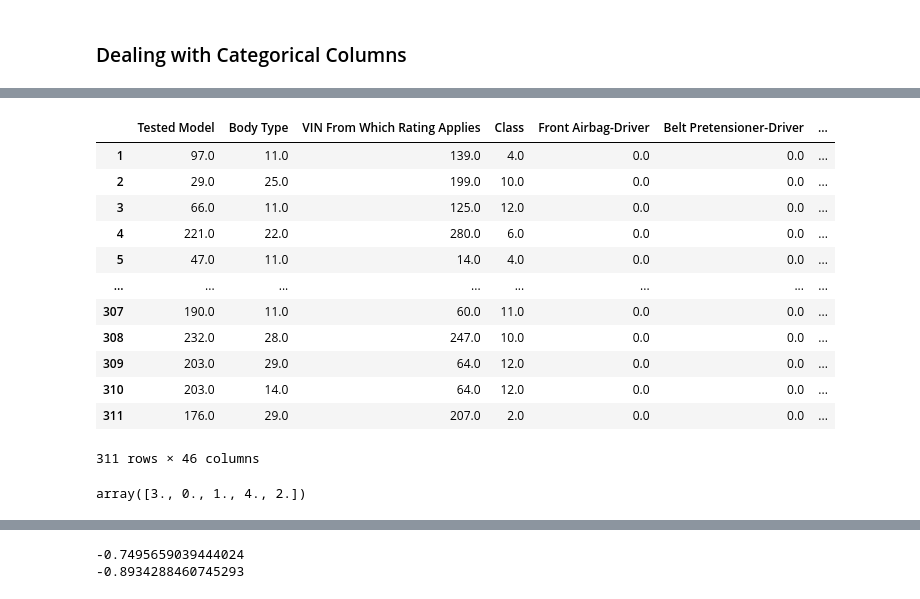
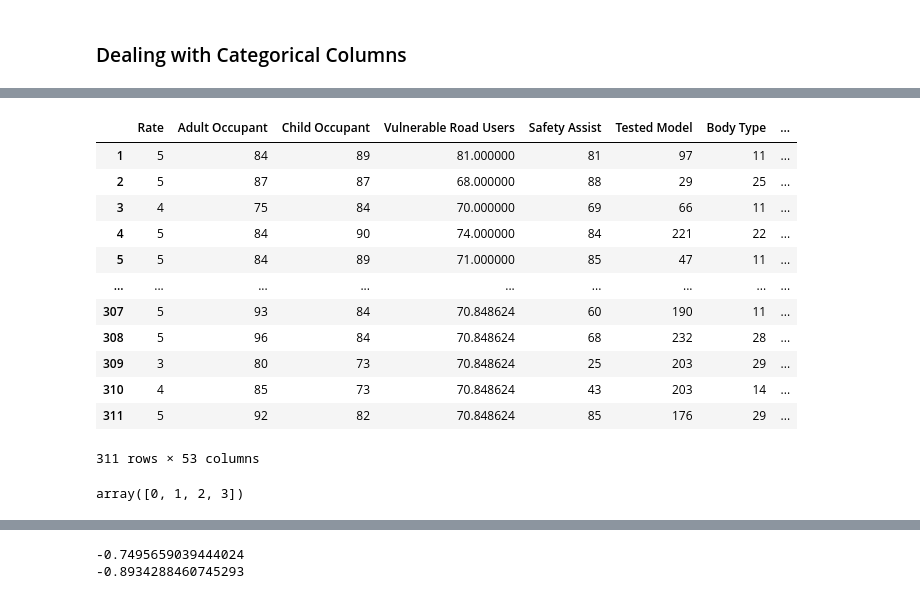
Before and after one commit to maimonahST/Cars-Ratings-ML, a Jupyter notebook: DataPreprocessing.ipynb, the cells around one changed output, grey strips where cells are left out. Saved outputs shown, nothing was run; the diff lists cells and outputs as text; code cells hidden in the pictures.

```diff
--- a/DataPreprocessing.ipynb
+++ b/DataPreprocessing.ipynb
@@ -219,3 +220,14 @@ dfCopy
 since in previous step all percentages less than  > .9 none of the cols will be removed
 # %% [markdown]
 ### Dealing with Categorical Columns
+# %%
+# fill nan as 0
+missing_cat=['Centre Airbag-Driver',  'Centre Airbag-Passenger', 'Centre Airbag-Rear',
+       'AEB Vulnerable Road Users', 'AEB Pedestrian - Reverse',
+       'AEB Car-to-Car']
+
+
+for col in missing_cat:
+    dfCopy[col] = dfCopy[col].fillna('U')
+
+dfCopy
@@ -222,31 +248,35 @@ since in previous step all percentages less than  > .9 none of the cols will be
 # %%
 
 # transform object categories to numeric categories
 
+cat_columns = dfCopy.select_dtypes(['object']).columns # all cols has dtypy == object
 
-cat_columns = df.select_dtypes(['object']).columns # all cols has dtypy == object
 #make an instance of Label Encoder
 ordinal_encoder = OrdinalEncoder()
-dfCopy[cat_columns] = ordinal_encoder.fit_transform(df[cat_columns])
-dfCopy[cat_columns]
+dfCopy[cat_columns] = ordinal_encoder.fit_transform(dfCopy[cat_columns])
+
+for col in cat_columns:
+    dfCopy[col] = dfCopy[col].astype('int64')
+
+dfCopy
 # %% [output]
-|  | Tested Model | Body Type | VIN From Which Rating Applies | Class | Front Airbag-Driver | Belt Pretensioner-Driver | ... |
-| 1 | 97.0 | 11.0 | 139.0 | 4.0 | 0.0 | 0.0 | ... |
-| 2 | 29.0 | 25.0 | 199.0 | 10.0 | 0.0 | 0.0 | ... |
-| 3 | 66.0 | 11.0 | 125.0 | 12.0 | 0.0 | 0.0 | ... |
-| 4 | 221.0 | 22.0 | 280.0 | 6.0 | 0.0 | 0.0 | ... |
-| 5 | 47.0 | 11.0 | 14.0 | 4.0 | 0.0 | 0.0 | ... |
-| ... | ... | ... | ... | ... | ... | ... | ... |
-| 307 | 190.0 | 11.0 | 60.0 | 11.0 | 0.0 | 0.0 | ... |
-| 308 | 232.0 | 28.0 | 247.0 | 10.0 | 0.0 | 0.0 | ... |
-| 309 | 203.0 | 29.0 | 64.0 | 12.0 | 0.0 | 0.0 | ... |
-| 310 | 203.0 | 14.0 | 64.0 | 12.0 | 0.0 | 0.0 | ... |
-| 311 | 176.0 | 29.0 | 207.0 | 2.0 | 0.0 | 0.0 | ... |
+|  | Rate | Adult Occupant | Child Occupant | Vulnerable Road Users | Safety Assist | Tested Model | Body Type | ... |
+| 1 | 5 | 84 | 89 | 81.000000 | 81 | 97 | 11 | ... |
+| 2 | 5 | 87 | 87 | 68.000000 | 88 | 29 | 25 | ... |
+| 3 | 4 | 75 | 84 | 70.000000 | 69 | 66 | 11 | ... |
+| 4 | 5 | 84 | 90 | 74.000000 | 84 | 221 | 22 | ... |
+| 5 | 5 | 84 | 89 | 71.000000 | 85 | 47 | 11 | ... |
+| ... | ... | ... | ... | ... | ... | ... | ... | ... |
+| 307 | 5 | 93 | 84 | 70.848624 | 60 | 190 | 11 | ... |
+| 308 | 5 | 96 | 84 | 70.848624 | 68 | 232 | 28 | ... |
+| 309 | 3 | 80 | 73 | 70.848624 | 25 | 203 | 29 | ... |
+| 310 | 4 | 85 | 73 | 70.848624 | 43 | 203 | 14 | ... |
+| 311 | 5 | 92 | 82 | 70.848624 | 85 | 176 | 29 | ... |
-311 rows × 46 columns
+311 rows × 53 columns
-# %%
-dfCopy["Integrated Child Seat-Rear"].unique()
-# %% [output]
-array([3., 0., 1., 4., 2.])
+# %%
+dfCopy["AEB Vulnerable Road Users"].unique()
+# %% [output]
+array([0, 1, 2, 3])
 # %%
 fig, ax = plt.subplots(1, 2, figsize=(15, 3))
 sns.histplot(df['Vulnerable Road Users'], ax=ax[0], kde=True, legend=False)
```
Also changed, not shown: parts of 6 cells of this notebook.
